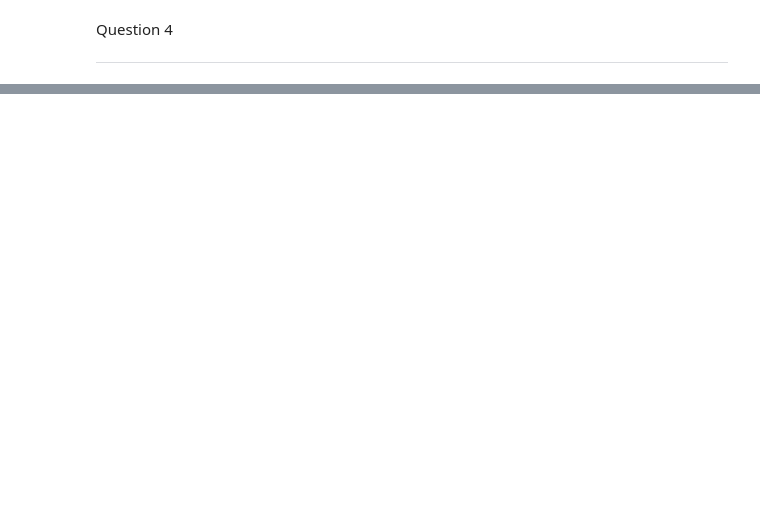
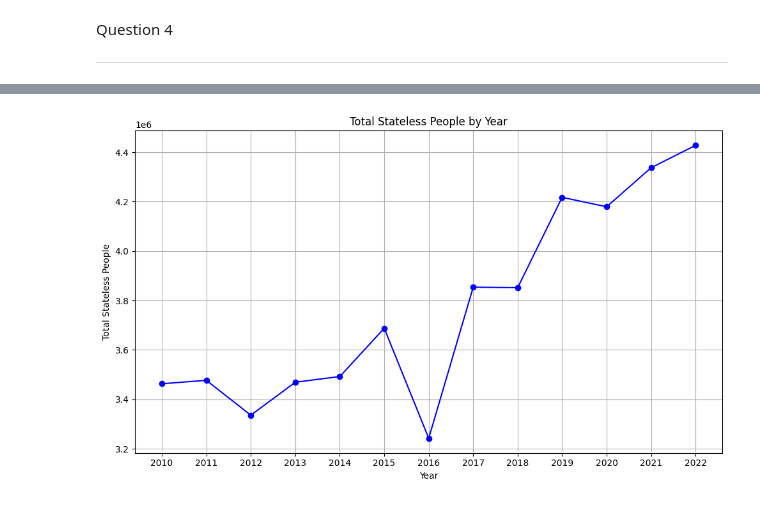
Before and after one commit to Ben-Heinze/CSCI-491-Data-Visualization, a Jupyter notebook: Final Project/RefugeeData.ipynb, the cells around one changed output, grey strips where cells are left out. Saved outputs shown, nothing was run; the diff lists cells and outputs as text; code cells hidden in the pictures; blank space fills up the shorter version.

```diff
--- a/Final Project/RefugeeData.ipynb
+++ b/Final Project/RefugeeData.ipynb
@@ -408,0 +418,17 @@ plt.show()
+# %%
+# Read the dataset into a Pandas DataFrame
+
+# Group the data by year and calculate the total number of stateless people for each year
+stateless_by_year = data.groupby('year')['stateless'].sum()
+
+# Plot the total number of stateless people against the years
+stateless_by_year.plot(kind='line', marker='o', color='b', figsize=(10, 6))
+plt.title('Total Stateless People by Year')
+plt.xlabel('Year')
+plt.ylabel('Total Stateless People')
+plt.grid(True)
+plt.xticks(stateless_by_year.index)  # Set x-ticks as the years
+plt.tight_layout()
+plt.show()
+# %% [output]
+[figure, added]
```
Also changed, not shown: parts of 7 cells of this notebook.
